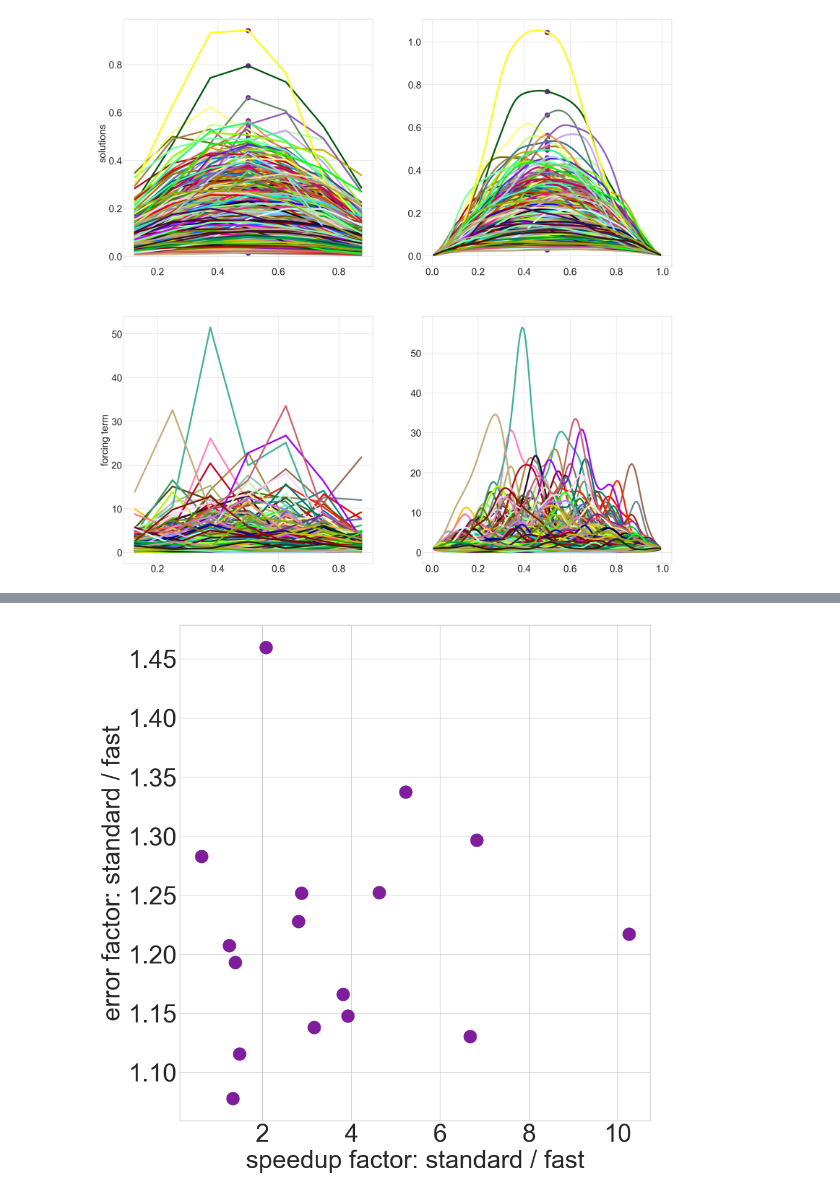
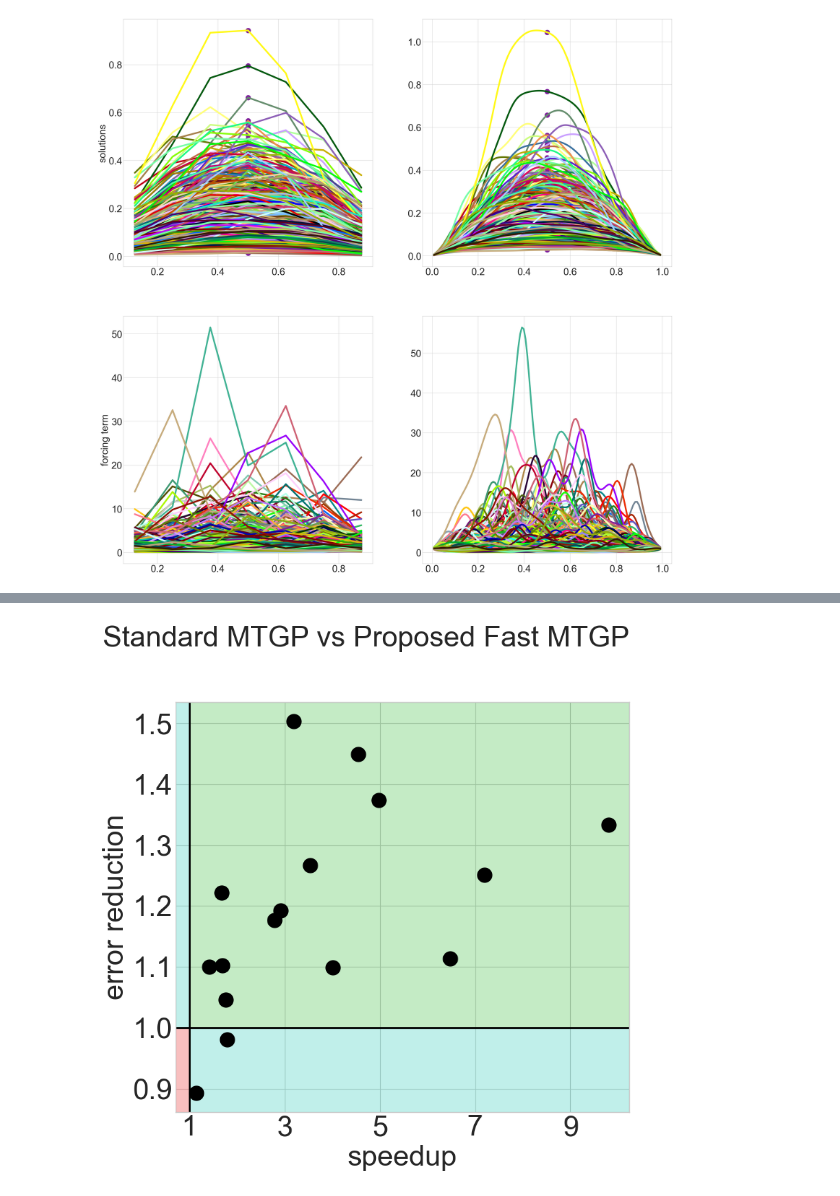
Before and after one commit to alegresor/fastgps, a Jupyter notebook: docs/examples/multitask/elliptic_pde.ipynb, the cells around one changed output, grey strips where cells are left out. Cells and saved outputs as stored; diff of their text form; code cells hidden in the pictures.

```diff
--- a/docs/examples/multitask/elliptic_pde.ipynb
+++ b/docs/examples/multitask/elliptic_pde.ipynb
@@ -203,13 +203,25 @@ ns.shape = (16, 2)
 # %%
-fig,ax = pyplot.subplots(nrows=1,ncols=1,figsize=(PW/3,PW/3))
+fig,ax = pyplot.subplots(nrows=1,ncols=1,figsize=(PW/3.5,PW/3.5))
 for j in range(1,len(names)):
-    ax.scatter(np.median(times[0],axis=-1)/np.median(times[j],axis=-1),np.median(l2rerrors[0,:,-1],axis=-1)/np.median(l2rerrors[j,:,-1],axis=-1),label=names[j])
+    ax.scatter(np.median(times[0],axis=-1)/np.median(times[j],axis=-1),np.median(l2rerrors[0,:,-1],axis=-1)/np.median(l2rerrors[j,:,-1],axis=-1),label=names[j],color="k",zorder=10)
 # ax.set_xscale("log",base=10)
 # ax.set_yscale("log",base=10)
-ax.set_xlabel("speedup factor: standard / fast")
-ax.set_ylabel("error factor: standard / fast")
+ax.set_xlabel("speedup")
+ax.set_ylabel("error reduction")
+ax.axhline(y=1,color='k',linewidth=2)
+ax.axvline(x=1,color='k',linewidth=2)
+ax.set_xticks([1,3,5,7,9])
+xmin,xmax = ax.get_xlim()
+ax.set_xlim([xmin,xmax])
+ymin,ymax = ax.get_ylim()
+ax.set_ylim([ymin,ymax])
+ax.fill_between(np.array([1,xmax]),np.ones(1),ymax,color=COLORS[1],alpha=.25)
+ax.fill_between(np.array([xmin,1]),np.ones(1),ymax,color=COLORS[4],alpha=.25)
+ax.fill_between(np.array([1,xmax]),ymin,np.ones(1),color=COLORS[4],alpha=.25)
+ax.fill_between(np.array([xmin,1]),ymin,np.ones(1),color=COLORS[3],alpha=.25)
 # fig.legend(frameon=False,bbox_to_anchor=(.9,1.15))
+fig.suptitle("Standard MTGP vs Proposed Fast MTGP")
 fig.tight_layout()
 fig.savefig("./elliptic_improvement_factors.pdf",bbox_inches="tight")
 # %% [output]
-[figure, old version]
+[figure, new version]
```
Also changed, not shown: parts of 1 cell of this notebook, 8 other files.
